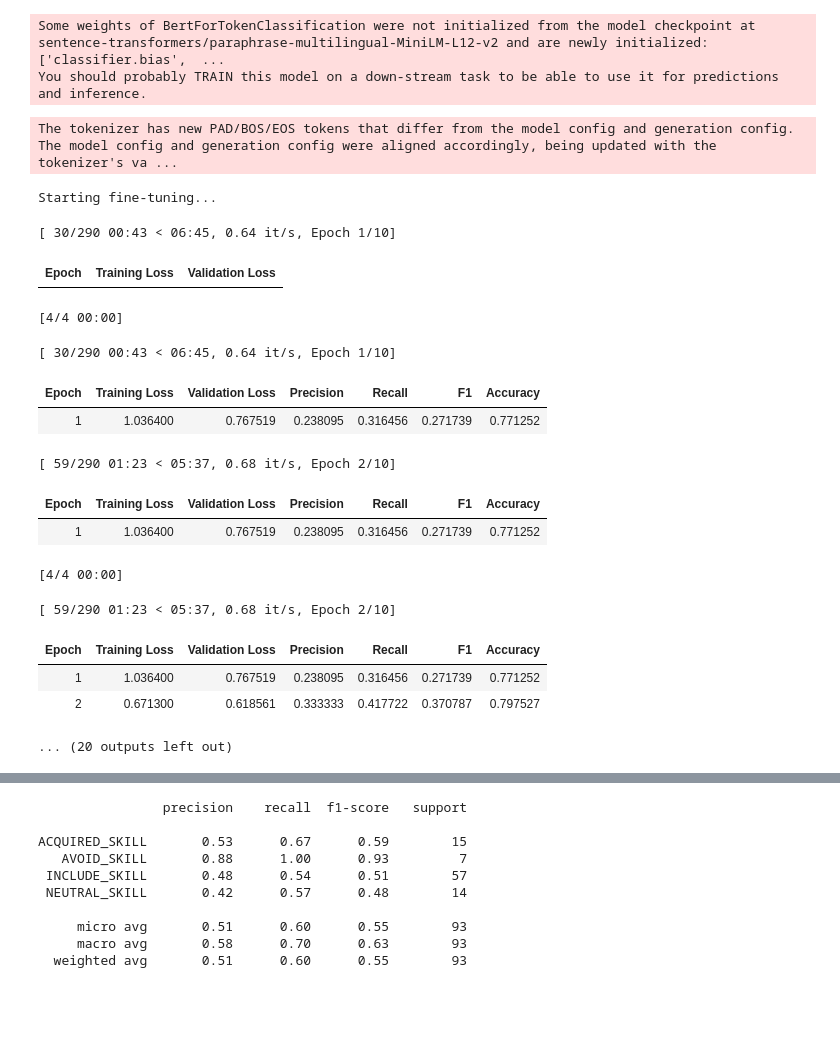
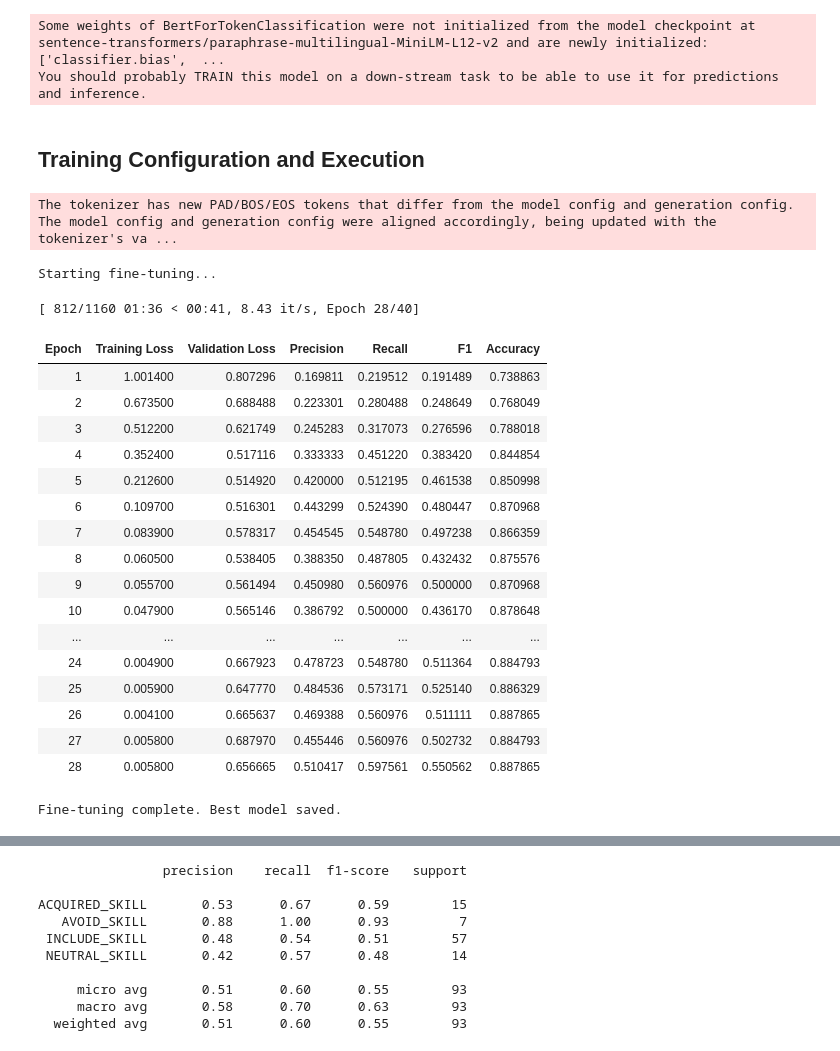
Before and after one commit to LesageArno/rl_reccomender_course, a Jupyter notebook: Chatbot/NER/BIO.ipynb, the cells around one changed output, grey strips where cells are left out. Saved outputs shown, nothing was run; the diff lists cells and outputs as text; code cells hidden in the pictures; blank space fills up the shorter version.

```diff
--- a/Chatbot/NER/BIO.ipynb
+++ b/Chatbot/NER/BIO.ipynb
@@ -18,0 +19,6 @@ OUTPUT_FILE_PATH = "./training_data_bio_multi.json"
+# %%
+with open(INPUT_FILE_PATH, 'r') as f:
+    data = json.load(f)
+
+print(type(data))
+train_dataset = []
@@ -18,0 +46,31 @@ OUTPUT_FILE_PATH = "./training_data_bio_multi.json"
+# %%
+for sample in data:
+    text = sample['text']
+    #tokens = sample['tokens']
+    tokens = text.split()
+    spans = sample['spans']
+    to_add = []
+
+    labels = ['O' for _ in range(len(tokens))]
+
+    #print(f"These are lenghts: {len(tokens)}, {len(labels)}")
+    if spans != []:
+        for skill in spans:
+            surface = skill['surface']
+
+            start_token, end_token = find_span(tokens, surface)
+            polarity = skill['polarity']
+
+            for i in range(start_token, end_token):
+                if i == start_token:
+                    labels[i] = 'B-'+polarity+'_SKILL'
+                else:
+                    labels[i] = 'I-'+polarity+'_SKILL'
+
+    to_add.append(tokens)
+    to_add.append(labels)
+
+    train_dataset.append(to_add)
+
+with open(OUTPUT_FILE_PATH, 'w', encoding="utf-8") as f:
+    json.dump(train_dataset, f, ensure_ascii=False, indent=2)
@@ -246,62 +311,67 @@ def compute_metrics(p):
 # %% [output]
 Some weights of BertForTokenClassification were not initialized from the model checkpoint at sentence-transformers/paraphrase-multilingual-MiniLM-L12-v2 and are newly initialized: ['classifier.bias',  ...
 You should probably TRAIN this model on a down-stream task to be able to use it for predictions and inference.
+# %% [markdown]
+## Training Configuration and Execution
 # %%
-# Cell 7: Training Configuration and Execution
 
 # 1. Define Training Arguments
 training_args = TrainingArguments(
     output_dir="esco_skill_ner_multi_model",               # Output directory for model checkpoints
     learning_rate=2e-4,                              # Standard small learning rate for fine-tuning
-    num_train_epochs=10,                              # Number of training epochs
+    num_train_epochs=40,                              # Number of training epochs
     per_device_train_batch_size=16,                  # Batch size per GPU/CPU
     per_device_eval_batch_size=16,                   # Evaluation batch size
     weight_decay=0.01,                               # Simple regularization
     eval_strategy="epoch",                     # Evaluate at the end of each epoch
     save_strategy="epoch",                           # Save checkpoint at the end of each epoch
     logging_strategy="epoch",
     load_best_model_at_end=True,                     # Load the model with the best validation performance
     metric_for_best_model="f1",
     push_to_hub=False,                               # Set to True if you want to upload the model to Hugging Face Hub
 )
 
 data_collator = DataCollatorForTokenClassification(tokenizer=tokenizer)
 
 # 2. Create the Trainer
 trainer = Trainer(
     model=model,
     args=training_args,
     train_dataset=tokenized_train_dataset,
     eval_dataset=tokenized_val_dataset,
     tokenizer=tokenizer,
     data_collator=data_collator,
     compute_metrics=compute_metrics,
-    callbacks=[EarlyStoppingCallback(early_stopping_patience=3)] # Ferma se l'F1 non migliora per 3 epoche
+    callbacks=[EarlyStoppingCallback(early_stopping_patience=5)]
 )
 
 # 3. Start Training!
 print("Starting fine-tuning...")
 trainer.train()
 
 print("Fine-tuning complete. Best model saved.")
 # %% [output]
 The tokenizer has new PAD/BOS/EOS tokens that differ from the model config and generation config. The model config and generation config were aligned accordingly, being updated with the tokenizer's va ...
 Starting fine-tuning...
-[ 30/290 00:43 < 06:45, 0.64 it/s, Epoch 1/10]
+[ 812/1160 01:36 < 00:41, 8.43 it/s, Epoch 28/40]
-| Epoch | Training Loss | Validation Loss |
+| Epoch | Training Loss | Validation Loss | Precision | Recall | F1 | Accuracy |
+| 1 | 1.001400 | 0.807296 | 0.169811 | 0.219512 | 0.191489 | 0.738863 |
+| 2 | 0.673500 | 0.688488 | 0.223301 | 0.280488 | 0.248649 | 0.768049 |
+| 3 | 0.512200 | 0.621749 | 0.245283 | 0.317073 | 0.276596 | 0.788018 |
+| 4 | 0.352400 | 0.517116 | 0.333333 | 0.451220 | 0.383420 | 0.844854 |
+| 5 | 0.212600 | 0.514920 | 0.420000 | 0.512195 | 0.461538 | 0.850998 |
+| 6 | 0.109700 | 0.516301 | 0.443299 | 0.524390 | 0.480447 | 0.870968 |
+| 7 | 0.083900 | 0.578317 | 0.454545 | 0.548780 | 0.497238 | 0.866359 |
+| 8 | 0.060500 | 0.538405 | 0.388350 | 0.487805 | 0.432432 | 0.875576 |
+| 9 | 0.055700 | 0.561494 | 0.450980 | 0.560976 | 0.500000 | 0.870968 |
+| 10 | 0.047900 | 0.565146 | 0.386792 | 0.500000 | 0.436170 | 0.878648 |
+| ... | ... | ... | ... | ... | ... | ... |
+| 24 | 0.004900 | 0.667923 | 0.478723 | 0.548780 | 0.511364 | 0.884793 |
+| 25 | 0.005900 | 0.647770 | 0.484536 | 0.573171 | 0.525140 | 0.886329 |
+| 26 | 0.004100 | 0.665637 | 0.469388 | 0.560976 | 0.511111 | 0.887865 |
+| 27 | 0.005800 | 0.687970 | 0.455446 | 0.560976 | 0.502732 | 0.884793 |
+| 28 | 0.005800 | 0.656665 | 0.510417 | 0.597561 | 0.550562 | 0.887865 |
-[4/4 00:00]
+Fine-tuning complete. Best model saved.
-[ 30/290 00:43 < 06:45, 0.64 it/s, Epoch 1/10]
-| Epoch | Training Loss | Validation Loss | Precision | Recall | F1 | Accuracy |
-| 1 | 1.036400 | 0.767519 | 0.238095 | 0.316456 | 0.271739 | 0.771252 |
-[ 59/290 01:23 < 05:37, 0.68 it/s, Epoch 2/10]
-| Epoch | Training Loss | Validation Loss | Precision | Recall | F1 | Accuracy |
-| 1 | 1.036400 | 0.767519 | 0.238095 | 0.316456 | 0.271739 | 0.771252 |
-[4/4 00:00]
-[ 59/290 01:23 < 05:37, 0.68 it/s, Epoch 2/10]
-| Epoch | Training Loss | Validation Loss | Precision | Recall | F1 | Accuracy |
-| 1 | 1.036400 | 0.767519 | 0.238095 | 0.316456 | 0.271739 | 0.771252 |
-| 2 | 0.671300 | 0.618561 | 0.333333 | 0.417722 | 0.370787 | 0.797527 |
-... (20 outputs left out)
 # %%
 history = trainer.state.log_history
 
```
Also changed, not shown: parts of 13 cells of this notebook, 4 other files.
